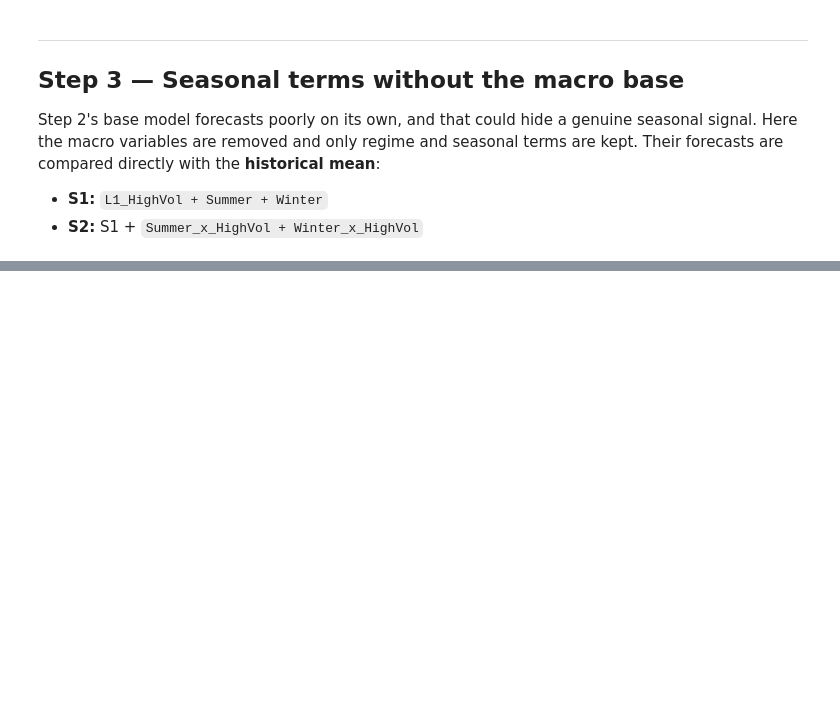
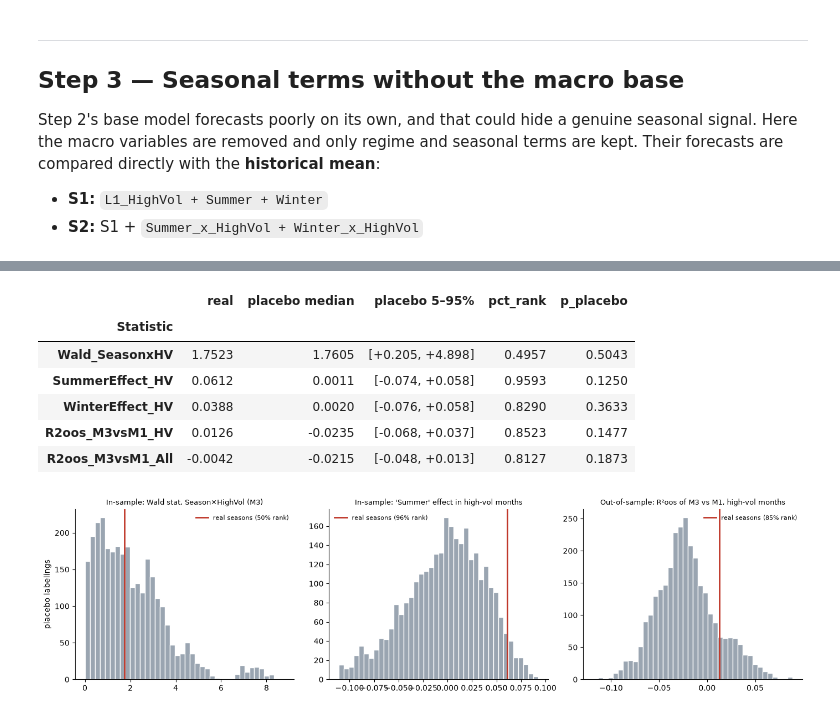
Before and after one commit to LeopoldChambriard/forecasting_oil_prices_project, a Jupyter notebook: WTI_seasonality_highvol_OLS.ipynb, the cells around one changed output, grey strips where cells are left out. Cells and saved outputs as stored; diff of their text form; code cells hidden in the pictures; blank space fills up the shorter version.

Commit message:
add placebo and rossi inoue

```diff
--- a/WTI_seasonality_highvol_OLS.ipynb
+++ b/WTI_seasonality_highvol_OLS.ipynb
@@ -413,6 +415,6 @@ robust = {
     "Excl. COVID Mar–Jun 2020": evaluate(recursive_forecasts(MODELS, OOS_START, exclude=("2020-03-01", "2020-06-30"))),
     "2016 start":               evaluate(recursive_forecasts(MODELS, pd.Timestamp("2016-01-31"))),
 }
-summary = pd.concat({k: v[v.Regime == "HighVol"].set_index("Model")[["n", "R2oos_vs_mean", "R2oos_vs_M1", "CW_p_vs_M1"]]
+summary = pd.concat({k: v[v.Regime == "HighVol"].set_index("Model")[["n", "MSE", "MAE", "R2oos_vs_mean", "R2oos_vs_M1", "CW_p_vs_M1"]]
                      for k, v in robust.items()}, axis=1)
 summary
@@ -435,3 +529,14 @@ summary
+# %%
+fig, axes = plt.subplots(1, 2, figsize=(12, 4), sharey=False)
+for ax, (title, paths) in zip(axes, [("All forecast months", paths_all), ("High-vol forecast months only", paths_hv)]):
+    for label in ["M2 vs M1", "M3 vs M1", "M4 vs M1"]:
+        ax.plot(d.Date[paths[label].index], paths[label].values, label=label, lw=1.6)
+    ax.axhline(RI_CV[5][1], color="black", ls="--", lw=0.9, label="5% sup critical value (k2=5)")
+    ax.axhline(0, color="black", lw=0.6)
+    ax.set_title(title); ax.set_xlabel("window split point R (first forecast month)")
+    for s in ["top", "right"]: ax.spines[s].set_visible(False)
+axes[0].set_ylabel("ENCNEW(R)"); axes[0].legend(frameon=False, fontsize=8)
+plt.tight_layout(); plt.show()
 # %% [markdown]
 ---
 ## Step 3 — Seasonal terms without the macro base
@@ -465,3 +627,38 @@ Seasonal-only models are slightly **worse** than the historical mean in every ca
+# %%
+# Where does the real labeling fall among the placebo labelings?
+#   pct_rank  = share of placebos BELOW the real value (50% = dead centre)
+#   p_placebo = share of placebos at least as extreme as the real value
+#               (one-sided "higher = more seasonal" for Wald and R²oos; two-sided |x| for the effect sizes)
+rows = []
+for stat, two_sided in [("Wald_SeasonxHV", False), ("SummerEffect_HV", True), ("WinterEffect_HV", True),
+                        ("R2oos_M3vsM1_HV", False), ("R2oos_M3vsM1_All", False)]:
+    p, r = placebo[stat].values, real[stat]
+    rows.append({"Statistic": stat, "real": r, "placebo median": np.median(p),
+                 "placebo 5–95%": f"[{np.percentile(p, 5):+.3f}, {np.percentile(p, 95):+.3f}]",
+                 "pct_rank": (p < r).mean(),
+                 "p_placebo": (np.abs(p) >= abs(r)).mean() if two_sided else (p >= r).mean()})
+placebo_tab = pd.DataFrame(rows).set_index("Statistic")
+display(placebo_tab)
+
+fig, axes = plt.subplots(1, 3, figsize=(14, 3.8))
+for ax, (stat, title) in zip(axes, [("Wald_SeasonxHV", "In-sample: Wald stat, Season×HighVol (M3)"),
+                                    ("SummerEffect_HV", "In-sample: 'Summer' effect in high-vol months"),
+                                    ("R2oos_M3vsM1_HV", "Out-of-sample: R²oos of M3 vs M1, high-vol months")]):
+    ax.hist(placebo[stat], bins=40, color="#9aa5b1", edgecolor="white")
+    ax.axvline(real[stat], color="#c0392b", lw=2, label=f"real seasons ({placebo_tab.loc[stat, 'pct_rank']:.0%} rank)")
+    ax.set_title(title, fontsize=9); ax.legend(frameon=False, fontsize=8)
+    for s in ["top", "right"]: ax.spines[s].set_visible(False)
+axes[0].set_ylabel("placebo labelings")
+plt.tight_layout(); plt.show()
+# %% [output]
+|  | real | placebo median | placebo 5–95% | pct_rank | p_placebo |
+| Statistic |  |  |  |  |  |
+| Wald_SeasonxHV | 1.7523 | 1.7605 | [+0.205, +4.898] | 0.4957 | 0.5043 |
+| SummerEffect_HV | 0.0612 | 0.0011 | [-0.074, +0.058] | 0.9593 | 0.1250 |
+| WinterEffect_HV | 0.0388 | 0.0020 | [-0.076, +0.058] | 0.8290 | 0.3633 |
+| R2oos_M3vsM1_HV | 0.0126 | -0.0235 | [-0.068, +0.037] | 0.8523 | 0.1477 |
+| R2oos_M3vsM1_All | -0.0042 | -0.0215 | [-0.048, +0.013] | 0.8127 | 0.1873 |
+[figure, added]
 # %% [markdown]
 ---
 ## Conclusion
```
Also changed, not shown: parts of 15 cells of this notebook.
